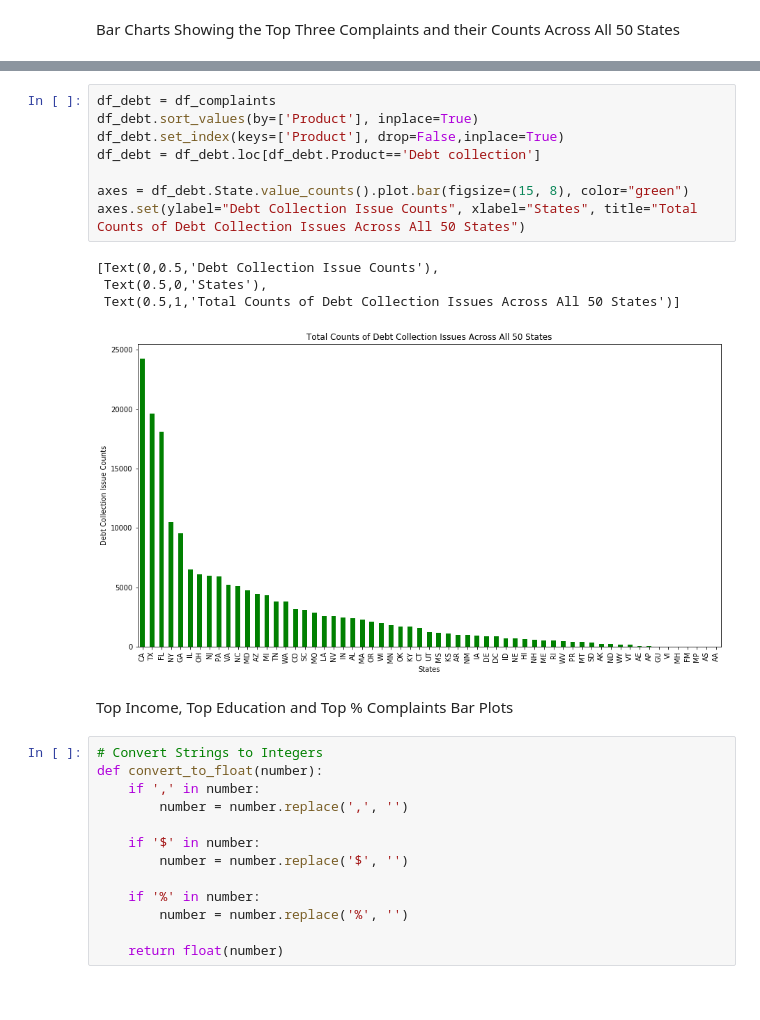
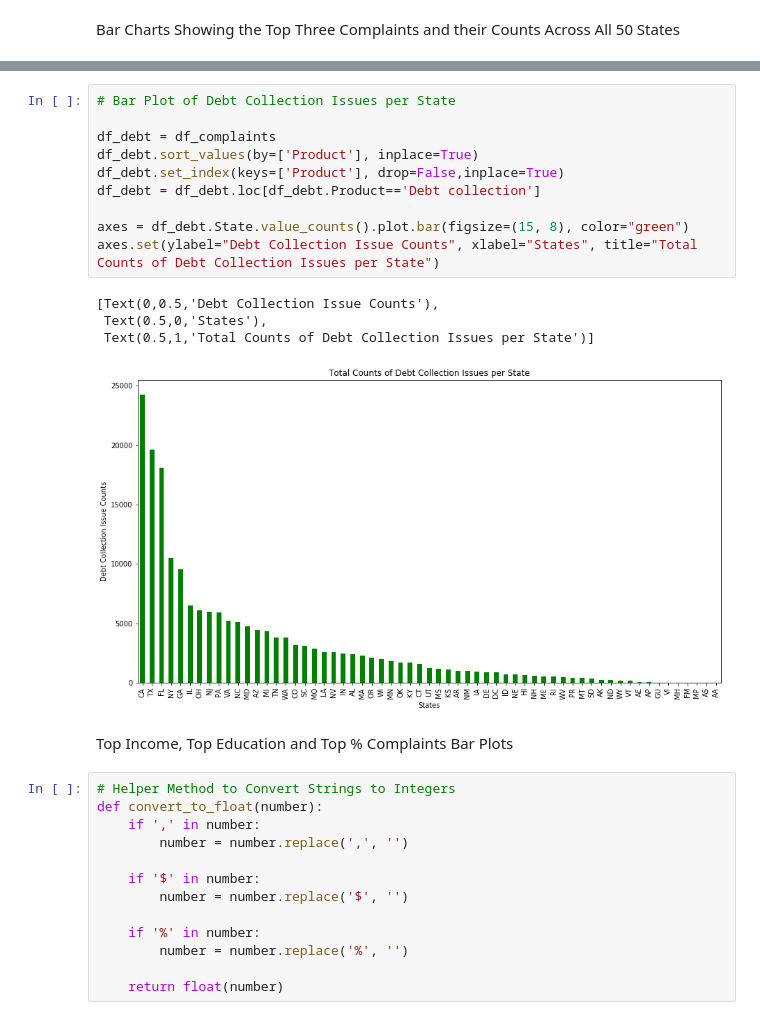
Before and after one commit to kn-lim/US-Complaints-Data-Analysis, a Jupyter notebook: FinalProject.ipynb, the cells around one changed output, grey strips where cells are left out. Drawn from its saved outputs; the diff is of its cells as text.

```diff
--- a/FinalProject.ipynb
+++ b/FinalProject.ipynb
@@ -405,20 +412,22 @@ axes.set(ylabel="Credit-Related Issue Counts", xlabel="States", title="Total Cou
 # %%
+# Bar Plot of Debt Collection Issues per State
+
 df_debt = df_complaints
 df_debt.sort_values(by=['Product'], inplace=True)
 df_debt.set_index(keys=['Product'], drop=False,inplace=True)
 df_debt = df_debt.loc[df_debt.Product=='Debt collection']
 
 axes = df_debt.State.value_counts().plot.bar(figsize=(15, 8), color="green")
-axes.set(ylabel="Debt Collection Issue Counts", xlabel="States", title="Total Counts of Debt Collection Issues Across All 50 States")
+axes.set(ylabel="Debt Collection Issue Counts", xlabel="States", title="Total Counts of Debt Collection Issues per State")
 # %% [output]
 [Text(0,0.5,'Debt Collection Issue Counts'),
  Text(0.5,0,'States'),
- Text(0.5,1,'Total Counts of Debt Collection Issues Across All 50 States')]
+ Text(0.5,1,'Total Counts of Debt Collection Issues per State')]
-[figure, old version]
+[figure, new version]
 # %% [markdown]
 Top Income, Top Education and Top % Complaints Bar Plots
 # %%
-# Convert Strings to Integers
+# Helper Method to Convert Strings to Integers
 def convert_to_float(number):
     if ',' in number:
         number = number.replace(',', '')
```
Also changed, not shown: parts of 14 cells of this notebook.
